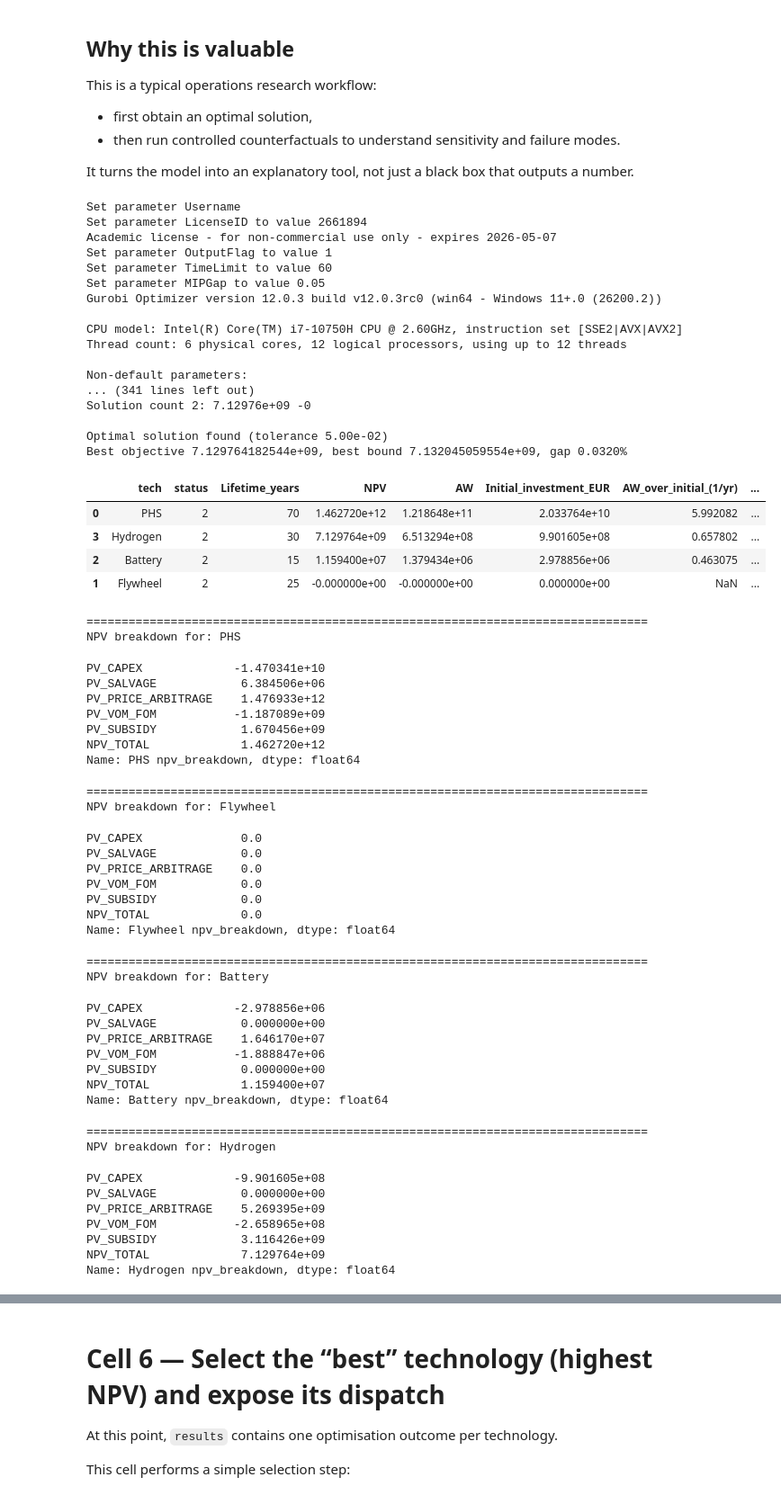
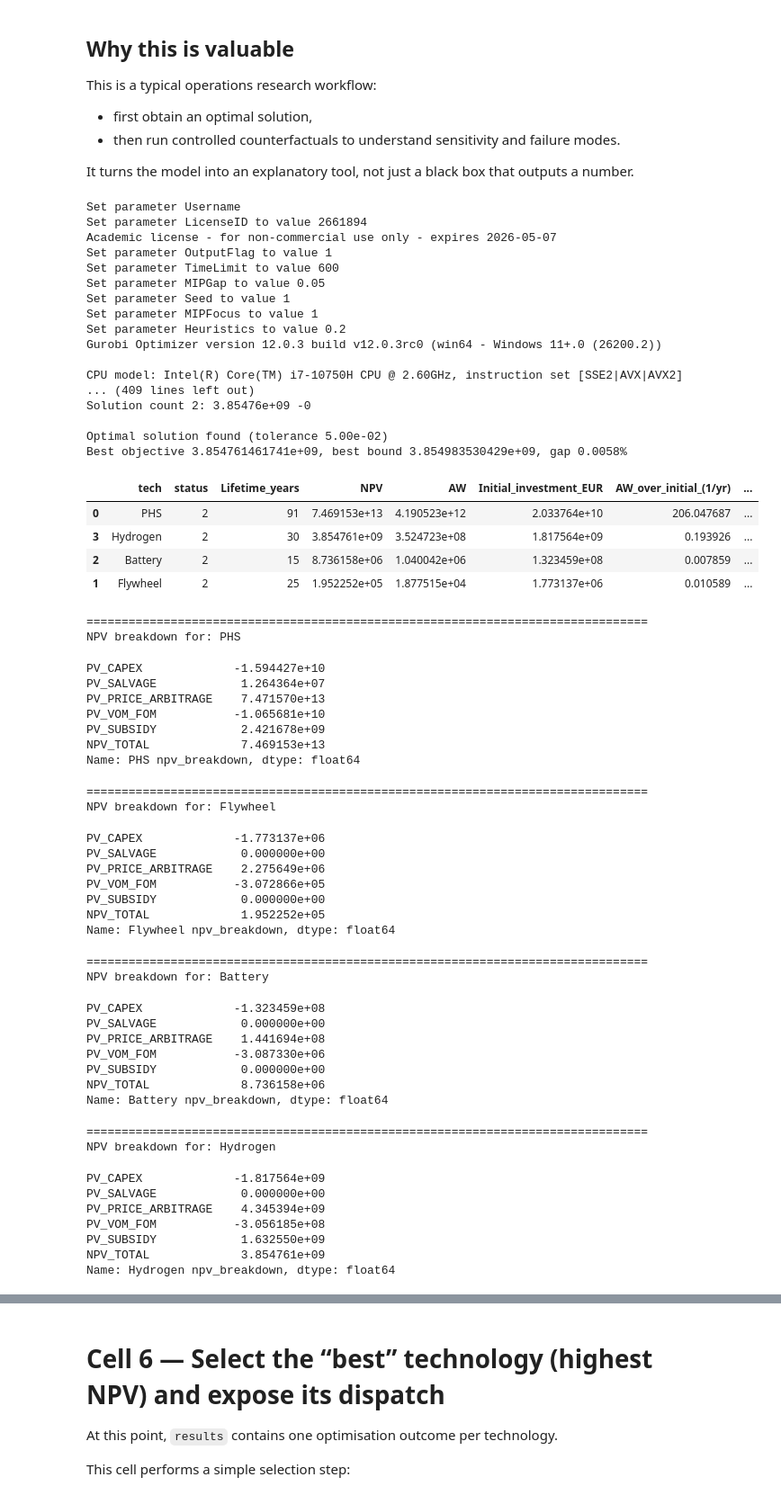
Before and after one commit to OtakuDisease/CM-E-Project, a Jupyter notebook: Best energy Alternative.ipynb, the cells around one changed output, grey strips where cells are left out. Shown at 90% size. Cells and saved outputs as stored; diff of their text form; code cells hidden in the pictures.

```diff
--- a/Best energy Alternative.ipynb
+++ b/Best energy Alternative.ipynb
@@ -1761,10 +1782,13 @@ import pandas as pd
 
 results = []
 for tech_name, td in TECH.items():
+    # Project horizon: include build/commissioning years + operating years
     operating_years = int(td.get("lifetime_years", H_years_default))
     build_years = int(max(0, td.get("commissioning_delay_years", 0)))
     H_tech = operating_years + build_years
 
+    # Technology-specific WACC
+    wacc = float(WACC_BY_TECH.get(tech_name, discount_rate_default))
 
     res = solve_one_tech(
         tech_name=tech_name,
@@ -1773,15 +1797,16 @@ for tech_name, td in TECH.items():
         scenario_prob=scenario_prob,
         dt=dt,
         year_scale=year_scale,
-        discount_rate=discount_rate,
+        discount_rate=wacc,
         H_years=H_tech,
         subsidy_years=subsidy_years,
         output_flag=1,
-        time_limit=60.0,
+        time_limit=600.0,
         prevent_simultaneous=True,
         price_drift_annual=price_drift_annual,
     )
     results.append(res)
+
 
 summary = pd.DataFrame([{
     "tech": r["tech"],
@@ -1822,7 +1847,11 @@ if len(r0_list) > 0:
         print(f"Counterfactual (force 10% of UB) for: {tech_name}")
 
         td = TECH[tech_name]
-        H_tech = int(td.get("lifetime_years", H_years_default))
+        operating_years = int(td.get("lifetime_years", H_years_default))
+        build_years = int(max(0, td.get("commissioning_delay_years", 0)))
+        H_tech = operating_years + build_years
+
+        wacc = float(WACC_BY_TECH.get(tech_name, discount_rate_default))
 
         rbest = solve_one_tech(
             tech_name=tech_name,
@@ -1830,77 +1859,77 @@ if len(r0_list) > 0:
             surplus=surplus,
             scenario_prob=scenario_prob,
             dt=dt,
             year_scale=year_scale,
             discount_rate=discount_rate,
             H_years=H_tech,
             subsidy_years=subsidy_years,
             output_flag=1,
             time_limit=60.0,
             prevent_simultaneous=True,
             force_frac_ub=0.10,
             price_drift_annual=price_drift_annual,
         )
 
         display(pd.Series((rbest or {}).get("npv_breakdown", {}), name=f"{tech_name} npv_breakdown"))
         display((rbest or {}).get("scenario_breakdown", pd.DataFrame()).head())
 else:
     print("No technologies with NPV≈0 in baseline solve.")
 # %% [output]
 Set parameter Username
 Set parameter LicenseID to value 2661894
 Academic license - for non-commercial use only - expires 2026-05-07
 Set parameter OutputFlag to value 1
-Set parameter TimeLimit to value 60
+Set parameter TimeLimit to value 600
 Set parameter MIPGap to value 0.05
+Set parameter Seed to value 1
+Set parameter MIPFocus to value 1
+Set parameter Heuristics to value 0.2
 Gurobi Optimizer version 12.0.3 build v12.0.3rc0 (win64 - Windows 11+.0 (26200.2))
 
 CPU model: Intel(R) Core(TM) i7-10750H CPU @ 2.60GHz, instruction set [SSE2|AVX|AVX2]
-Thread count: 6 physical cores, 12 logical processors, using up to 12 threads
-
-Non-default parameters:
-... (341 lines left out)
-Solution count 2: 7.12976e+09 -0
+... (409 lines left out)
+Solution count 2: 3.85476e+09 -0
 
 Optimal solution found (tolerance 5.00e-02)
-Best objective 7.129764182544e+09, best bound 7.132045059554e+09, gap 0.0320%
+Best objective 3.854761461741e+09, best bound 3.854983530429e+09, gap 0.0058%
 |  | tech | status | Lifetime_years | NPV | AW | Initial_investment_EUR | AW_over_initial_(1/yr) | ... |
-| 0 | PHS | 2 | 70 | 1.462720e+12 | 1.218648e+11 | 2.033764e+10 | 5.992082 | ... |
-| 3 | Hydrogen | 2 | 30 | 7.129764e+09 | 6.513294e+08 | 9.901605e+08 | 0.657802 | ... |
-| 2 | Battery | 2 | 15 | 1.159400e+07 | 1.379434e+06 | 2.978856e+06 | 0.463075 | ... |
-| 1 | Flywheel | 2 | 25 | -0.000000e+00 | -0.000000e+00 | 0.000000e+00 | NaN | ... |
+| 0 | PHS | 2 | 91 | 7.469153e+13 | 4.190523e+12 | 2.033764e+10 | 206.047687 | ... |
+| 3 | Hydrogen | 2 | 30 | 3.854761e+09 | 3.524723e+08 | 1.817564e+09 | 0.193926 | ... |
+| 2 | Battery | 2 | 15 | 8.736158e+06 | 1.040042e+06 | 1.323459e+08 | 0.007859 | ... |
+| 1 | Flywheel | 2 | 25 | 1.952252e+05 | 1.877515e+04 | 1.773137e+06 | 0.010589 | ... |
 ================================================================================
 NPV breakdown for: PHS
-PV_CAPEX             -1.470341e+10
-PV_SALVAGE            6.384506e+06
-PV_PRICE_ARBITRAGE    1.476933e+12
-PV_VOM_FOM           -1.187089e+09
-PV_SUBSIDY            1.670456e+09
-NPV_TOTAL             1.462720e+12
+PV_CAPEX             -1.594427e+10
+PV_SALVAGE            1.264364e+07
+PV_PRICE_ARBITRAGE    7.471570e+13
+PV_VOM_FOM           -1.065681e+10
+PV_SUBSIDY            2.421678e+09
+NPV_TOTAL             7.469153e+13
 Name: PHS npv_breakdown, dtype: float64
 ================================================================================
 NPV breakdown for: Flywheel
-PV_CAPEX              0.0
-PV_SALVAGE            0.0
-PV_PRICE_ARBITRAGE    0.0
-PV_VOM_FOM            0.0
-PV_SUBSIDY            0.0
-NPV_TOTAL             0.0
+PV_CAPEX             -1.773137e+06
+PV_SALVAGE            0.000000e+00
+PV_PRICE_ARBITRAGE    2.275649e+06
+PV_VOM_FOM           -3.072866e+05
+PV_SUBSIDY            0.000000e+00
+NPV_TOTAL             1.952252e+05
 Name: Flywheel npv_breakdown, dtype: float64
 ================================================================================
 NPV breakdown for: Battery
-PV_CAPEX             -2.978856e+06
+PV_CAPEX             -1.323459e+08
 PV_SALVAGE            0.000000e+00
-PV_PRICE_ARBITRAGE    1.646170e+07
-PV_VOM_FOM           -1.888847e+06
+PV_PRICE_ARBITRAGE    1.441694e+08
+PV_VOM_FOM           -3.087330e+06
 PV_SUBSIDY            0.000000e+00
-NPV_TOTAL             1.159400e+07
+NPV_TOTAL             8.736158e+06
 Name: Battery npv_breakdown, dtype: float64
 ================================================================================
 NPV breakdown for: Hydrogen
-PV_CAPEX             -9.901605e+08
+PV_CAPEX             -1.817564e+09
 PV_SALVAGE            0.000000e+00
-PV_PRICE_ARBITRAGE    5.269395e+09
-PV_VOM_FOM           -2.658965e+08
-PV_SUBSIDY            3.116426e+09
-NPV_TOTAL             7.129764e+09
+PV_PRICE_ARBITRAGE    4.345394e+09
+PV_VOM_FOM           -3.056185e+08
+PV_SUBSIDY            1.632550e+09
+NPV_TOTAL             3.854761e+09
 Name: Hydrogen npv_breakdown, dtype: float64
```
Also changed, not shown: parts of 9 cells of this notebook, 4 other files.
